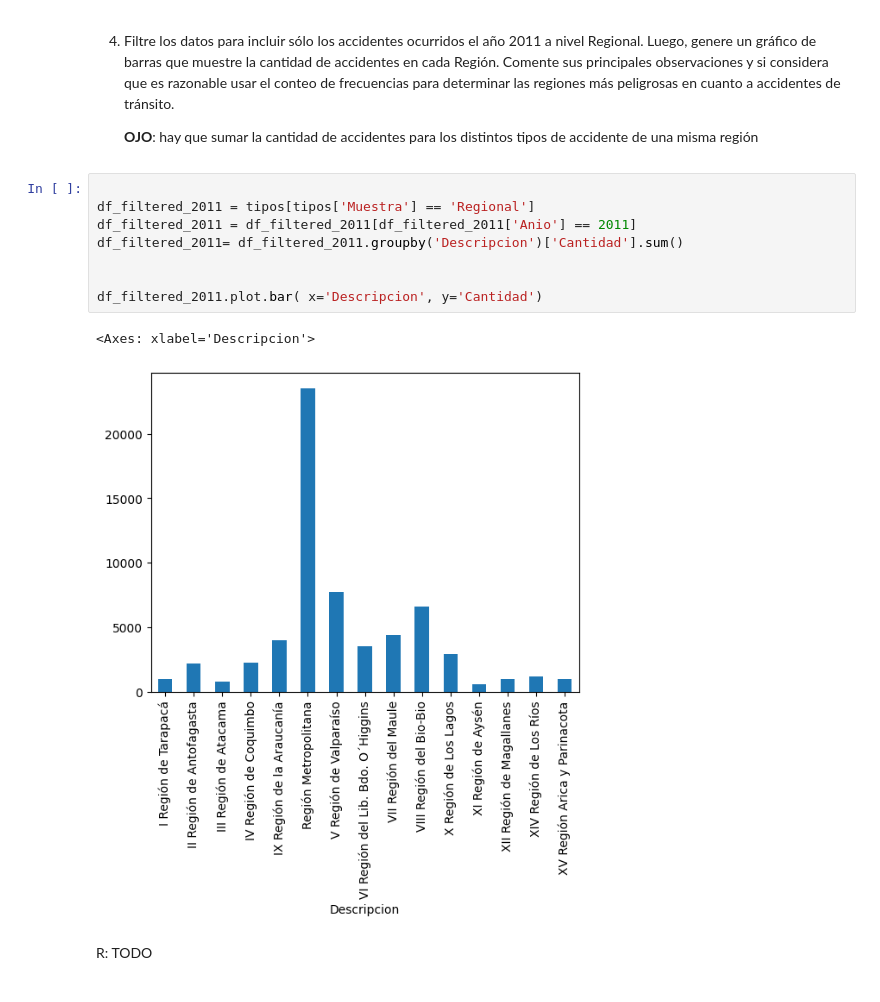
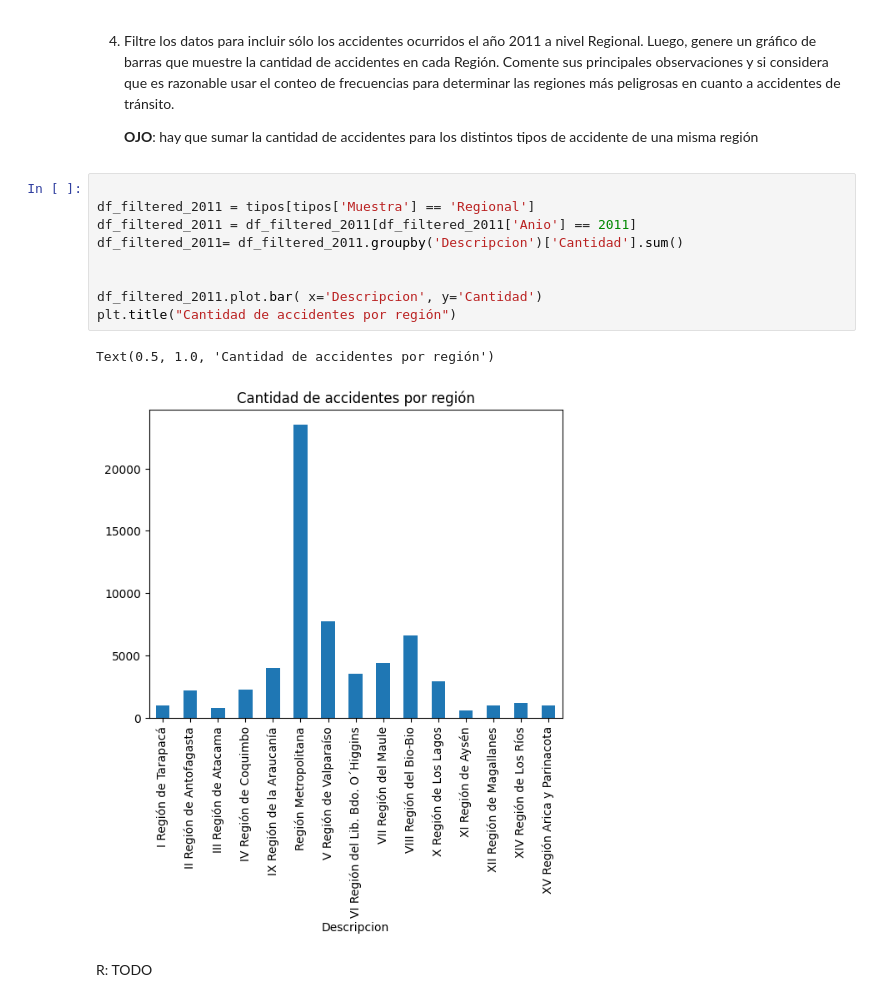
Before and after one commit to SebaSalasLvd/laboratorios-mineria, a Jupyter notebook: lab2/Laboratorio2.ipynb, the cells around one changed output. Cells and saved outputs as stored; diff of their text form.

```diff
--- a/lab2/Laboratorio2.ipynb
+++ b/lab2/Laboratorio2.ipynb
@@ -68,14 +68,15 @@ Son solo: 2 años y son [2010 2011]
 # %%
 
 df_filtered_2011 = tipos[tipos['Muestra'] == 'Regional']
 df_filtered_2011 = df_filtered_2011[df_filtered_2011['Anio'] == 2011]
 df_filtered_2011= df_filtered_2011.groupby('Descripcion')['Cantidad'].sum()
 
 
 df_filtered_2011.plot.bar( x='Descripcion', y='Cantidad')
+plt.title("Cantidad de accidentes por región")
 # %% [output]
-<Axes: xlabel='Descripcion'>
+Text(0.5, 1.0, 'Cantidad de accidentes por región')
-[figure, old version]
+[figure, new version]
 # %% [markdown]
 R: TODO
 # %% [markdown]
```
Also changed, not shown: parts of 3 cells of this notebook.
